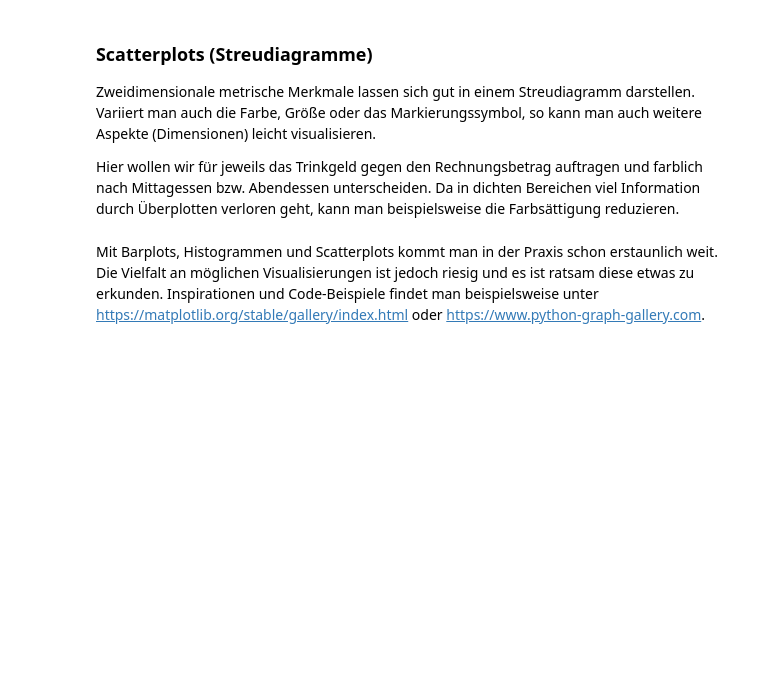
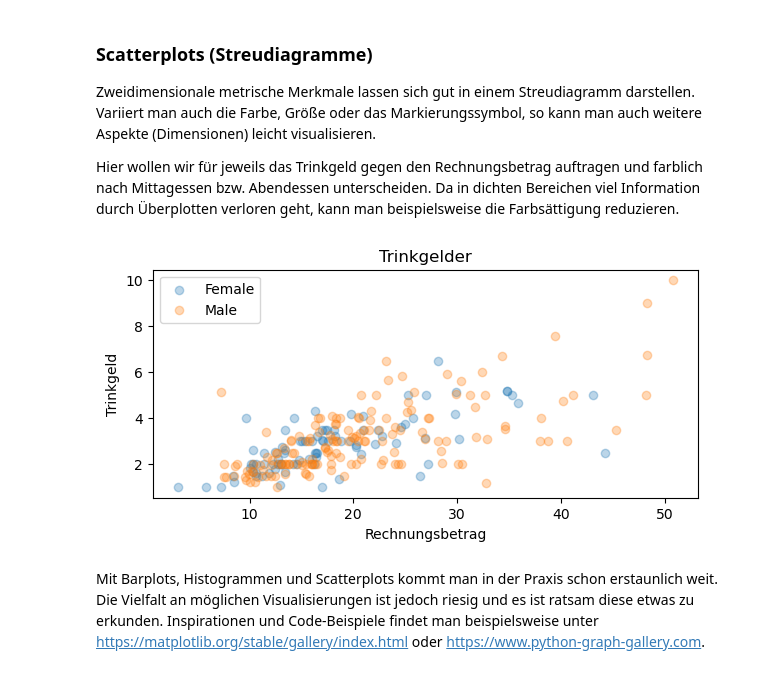
Before and after one commit to GhoulezRulez/PythonDataScienceExercise, a Jupyter notebook: Übung 5/visualization_tutorial_comments.ipynb, the cells around one changed output. Cells and saved outputs as stored; diff of their text form; code cells hidden in the pictures; blank space fills up the shorter version.

```diff
--- a/Übung 5/visualization_tutorial_comments.ipynb
+++ b/Übung 5/visualization_tutorial_comments.ipynb
@@ -125,6 +163,21 @@ Variiert man auch die Farbe, Größe oder das Markierungssymbol, so kann man auc
 
 Hier wollen wir für jeweils das Trinkgeld gegen den Rechnungsbetrag auftragen und farblich nach Mittagessen bzw. Abendessen unterscheiden.
 Da in dichten Bereichen viel Information durch Überplotten verloren geht, kann man beispielsweise die Farbsättigung reduzieren.
+# %%
+fig, ax = plt.subplots(figsize= (6,3), layout = "constrained") ## Sorgt für Seitenanpassung bei der Bild ausgabe
+
+for sex in tips ["sex"].unique():
+    df = tips[tips["sex"]== sex] #subdataframe
+    ax.scatter(df["total_bill"], df["tip"], alpha = 0.3, label = sex)
+
+ax.set_xlabel("Rechnungsbetrag")
+ax.set_ylabel("Trinkgeld")
+ax.set_title("Trinkgelder")
+ax.legend()
+
+plt.show()
+# %% [output]
+[figure, added]
 # %% [markdown]
 Mit Barplots, Histogrammen und Scatterplots kommt man in der Praxis schon erstaunlich weit.
 Die Vielfalt an möglichen Visualisierungen ist jedoch riesig und es ist ratsam diese etwas zu erkunden.
```
Also changed, not shown: parts of 15 cells of this notebook, 2 other files.
